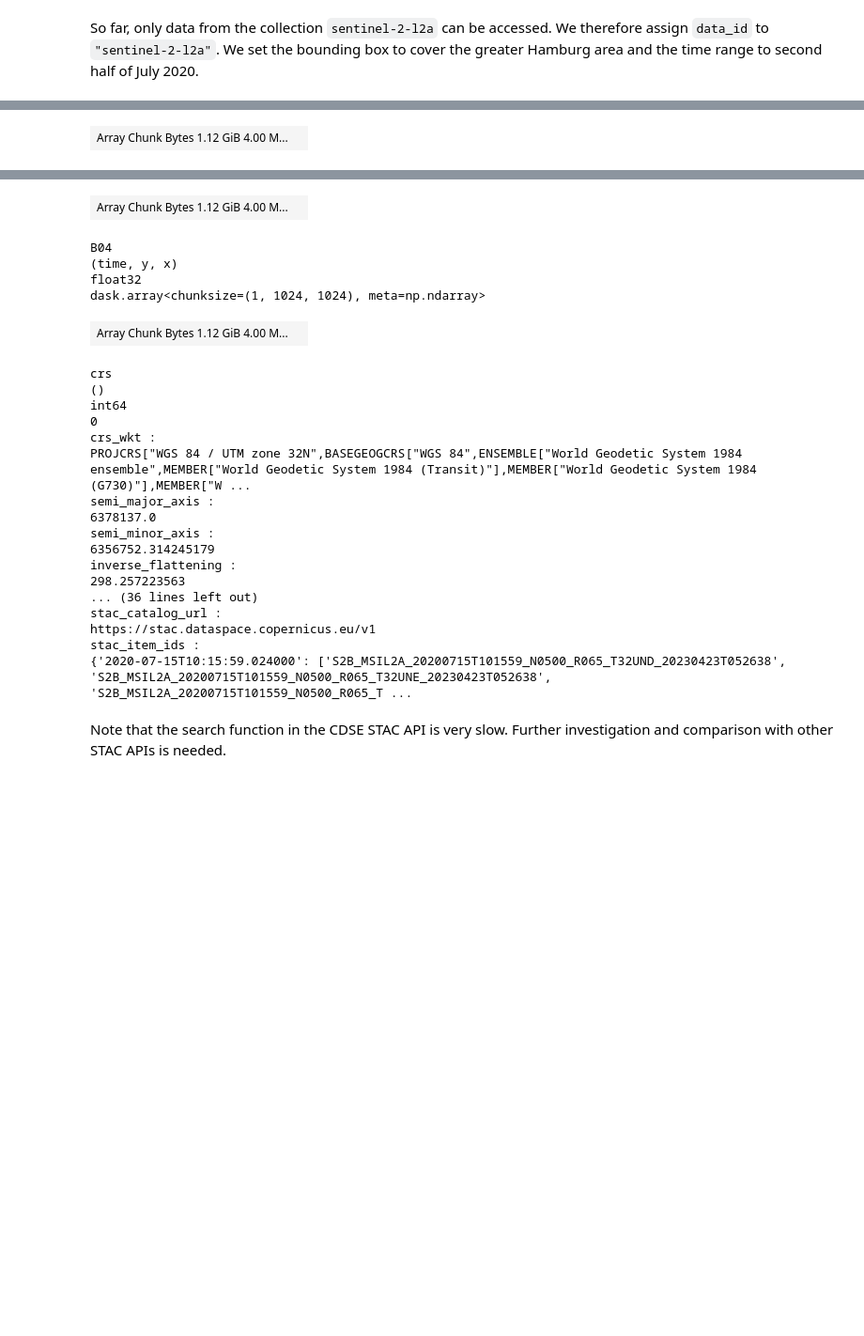
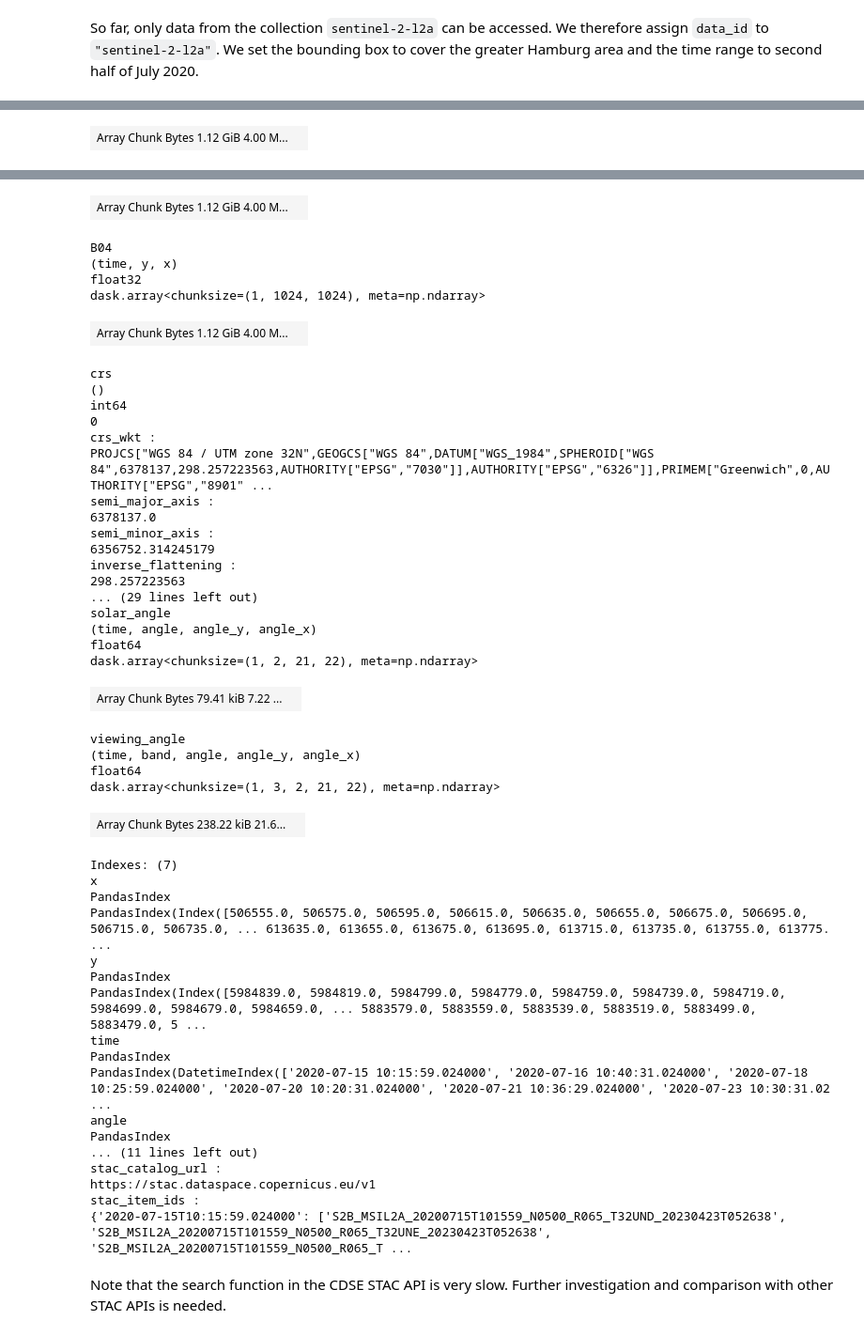
Before and after one commit to xcube-dev/xcube-stac, a Jupyter notebook: examples/notebooks/cdse_senitnel_2.ipynb, the cells around one changed output, grey strips where cells are left out. Shown at 94% size. Saved outputs shown, nothing was run; the diff lists cells and outputs as text; code cells hidden in the pictures; blank space fills up the shorter version.

```diff
--- a/examples/notebooks/cdse_senitnel_2.ipynb
+++ b/examples/notebooks/cdse_senitnel_2.ipynb
@@ -91,6 +94,7 @@ ds = store.open_data(
     crs=crs_target,
     asset_names=["B02", "B03", "B04"],
     apply_scaling=True,
+    angles_sentinel2=True,
 )
 ds
 # %% [output]
@@ -112,35 +116,58 @@ long_name :
 B02
 (time, y, x)
 float32
 dask.array<chunksize=(1, 1024, 1024), meta=np.ndarray>
 | Array Chunk Bytes 1.12 GiB 4.00 M... |  |
 B03
 (time, y, x)
 float32
 dask.array<chunksize=(1, 1024, 1024), meta=np.ndarray>
 | Array Chunk Bytes 1.12 GiB 4.00 M... |  |
 B04
 (time, y, x)
 float32
 dask.array<chunksize=(1, 1024, 1024), meta=np.ndarray>
 | Array Chunk Bytes 1.12 GiB 4.00 M... |  |
 crs
 ()
 int64
 0
 crs_wkt :
-PROJCRS["WGS 84 / UTM zone 32N",BASEGEOGCRS["WGS 84",ENSEMBLE["World Geodetic System 1984 ensemble",MEMBER["World Geodetic System 1984 (Transit)"],MEMBER["World Geodetic System 1984 (G730)"],MEMBER["W ...
+PROJCS["WGS 84 / UTM zone 32N",GEOGCS["WGS 84",DATUM["WGS_1984",SPHEROID["WGS 84",6378137,298.257223563,AUTHORITY["EPSG","7030"]],AUTHORITY["EPSG","6326"]],PRIMEM["Greenwich",0,AUTHORITY["EPSG","8901" ...
 semi_major_axis :
 6378137.0
 semi_minor_axis :
 6356752.314245179
 inverse_flattening :
 298.257223563
-... (36 lines left out)
-stac_catalog_url :
-https://stac.dataspace.copernicus.eu/v1
-stac_item_ids :
-{'2020-07-15T10:15:59.024000': ['S2B_MSIL2A_20200715T101559_N0500_R065_T32UND_20230423T052638', 'S2B_MSIL2A_20200715T101559_N0500_R065_T32UNE_20230423T052638', 'S2B_MSIL2A_20200715T101559_N0500_R065_T ...
+... (29 lines left out)
+solar_angle
+(time, angle, angle_y, angle_x)
+float64
+dask.array<chunksize=(1, 2, 21, 22), meta=np.ndarray>
+| Array Chunk Bytes 79.41 kiB 7.22 ... |  |
+viewing_angle
+(time, band, angle, angle_y, angle_x)
+float64
+dask.array<chunksize=(1, 3, 2, 21, 22), meta=np.ndarray>
+| Array Chunk Bytes 238.22 kiB 21.6... |  |
+Indexes: (7)
+x
+PandasIndex
+PandasIndex(Index([506555.0, 506575.0, 506595.0, 506615.0, 506635.0, 506655.0, 506675.0, 506695.0, 506715.0, 506735.0, ... 613635.0, 613655.0, 613675.0, 613695.0, 613715.0, 613735.0, 613755.0, 613775. ...
+y
+PandasIndex
+PandasIndex(Index([5984839.0, 5984819.0, 5984799.0, 5984779.0, 5984759.0, 5984739.0, 5984719.0, 5984699.0, 5984679.0, 5984659.0, ... 5883579.0, 5883559.0, 5883539.0, 5883519.0, 5883499.0, 5883479.0, 5 ...
+time
+PandasIndex
+PandasIndex(DatetimeIndex(['2020-07-15 10:15:59.024000', '2020-07-16 10:40:31.024000', '2020-07-18 10:25:59.024000', '2020-07-20 10:20:31.024000', '2020-07-21 10:36:29.024000', '2020-07-23 10:30:31.02 ...
+angle
+PandasIndex
+... (11 lines left out)
+stac_catalog_url :
+https://stac.dataspace.copernicus.eu/v1
+stac_item_ids :
+{'2020-07-15T10:15:59.024000': ['S2B_MSIL2A_20200715T101559_N0500_R065_T32UND_20230423T052638', 'S2B_MSIL2A_20200715T101559_N0500_R065_T32UNE_20230423T052638', 'S2B_MSIL2A_20200715T101559_N0500_R065_T ...
 # %% [markdown]
 Note that the search function in the CDSE STAC API is very slow. Further investigation and comparison with other STAC APIs is needed.
 # %% [markdown]
```
Also changed, not shown: parts of 20 cells of this notebook, 26 other files.
